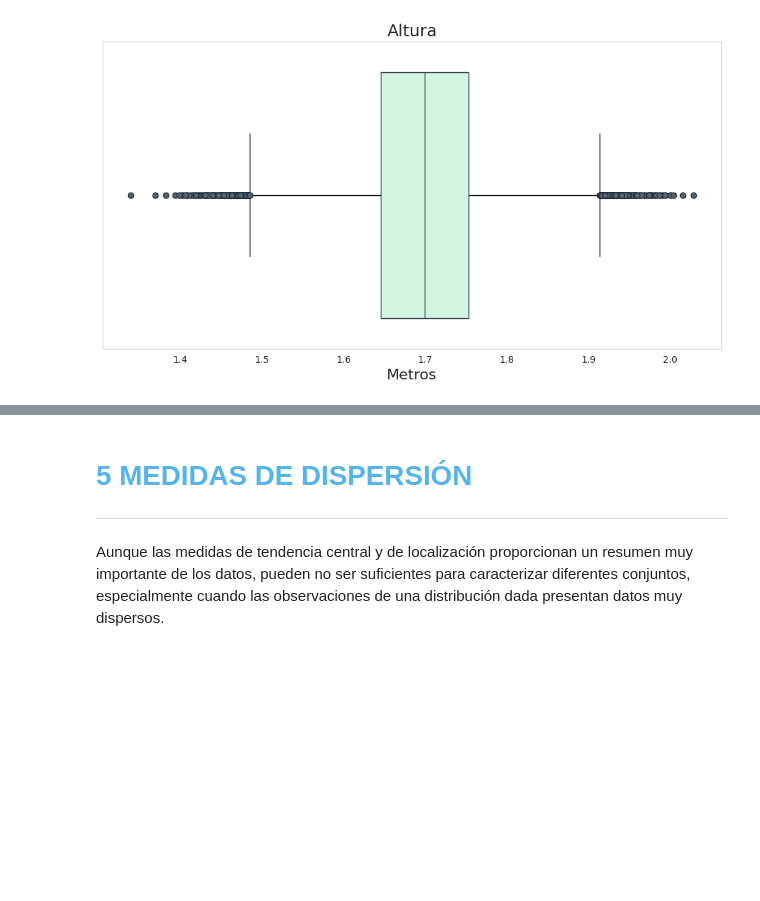
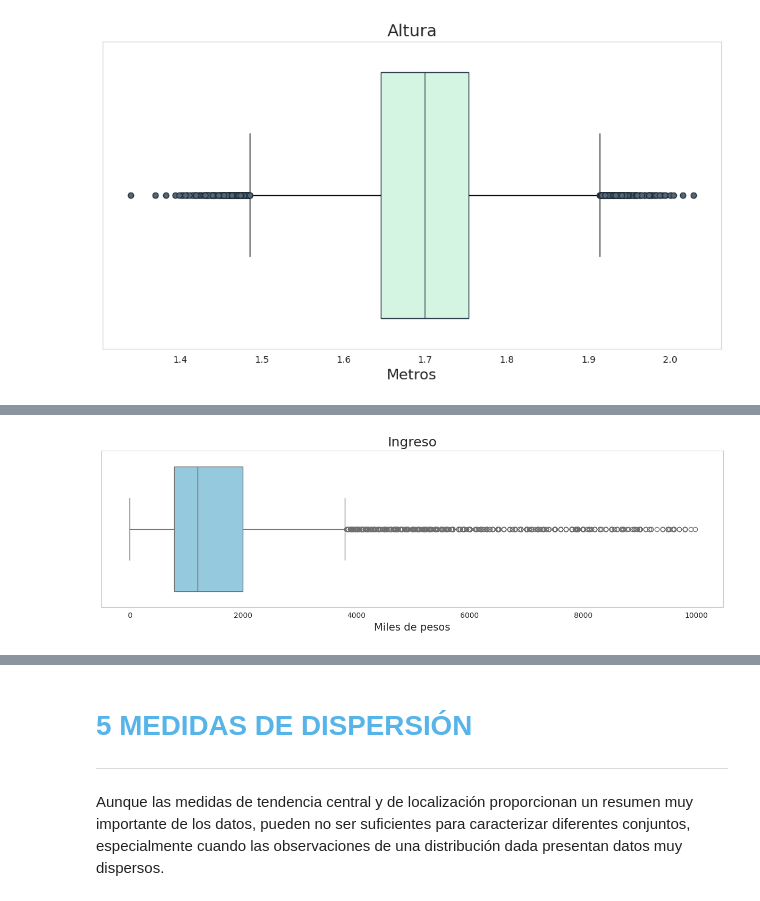
Before and after one commit to r2x4/machine_alura_oracle, a Jupyter notebook: frecuencia_medidas/colab_estadistica.ipynb.ipynb, the cells around one changed output, grey strips where cells are left out. Cells and saved outputs as stored; diff of their text form; code cells hidden in the pictures; blank space fills up the shorter version.

```diff
--- a/frecuencia_medidas/colab_estadistica.ipynb.ipynb
+++ b/frecuencia_medidas/colab_estadistica.ipynb.ipynb
@@ -1302,3 +1351,24 @@ ax.grid(False)
+# %%
+# Filtrar los datos
+filtro = datos.query("Ingreso < 10000")
+ingresos = filtro['Ingreso']
+
+# Calcular cuartiles
+q1 = np.percentile(ingresos, 25)
+q2 = np.median(ingresos)
+q3 = np.percentile(ingresos, 75)
+
+# Graficar boxplot
+ax = sns.boxplot(x='Ingreso', data=filtro, orient='h', color='skyblue')
+ax.figure.set_size_inches(12, 4)
+ax.set_title('Ingreso', fontsize=18)
+ax.set_xlabel('Miles de pesos', fontsize=14)
+ax.grid(False)
+
+plt.tight_layout()
+plt.show()
+# %% [output]
+[figure, added]
 # %% [markdown]
 <img src='https://caelum-online-public.s3.amazonaws.com/ESP-1752-estadistica-con-python-parte1/img006.png' width='80%'>
 # %% [markdown]
```
Also changed, not shown: parts of 3 cells of this notebook.
